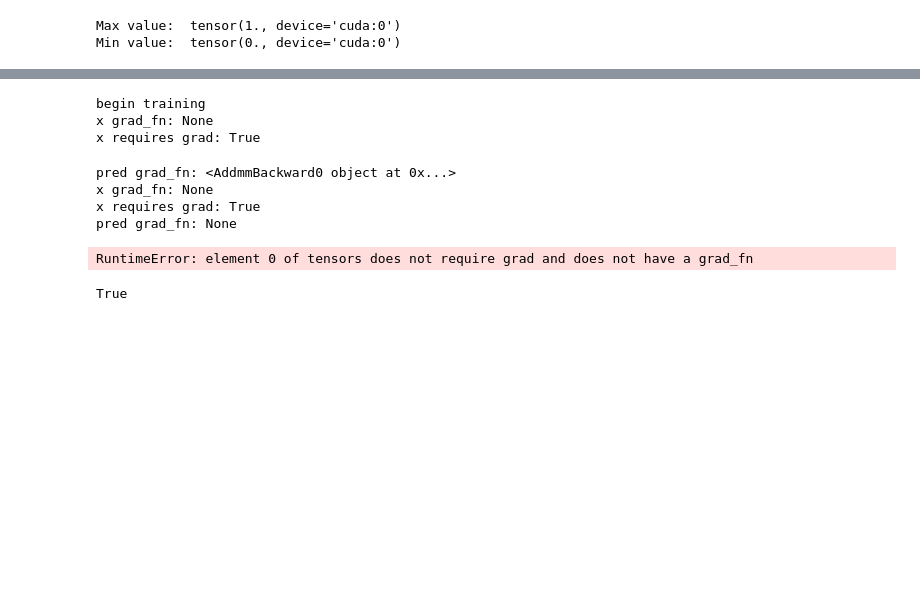
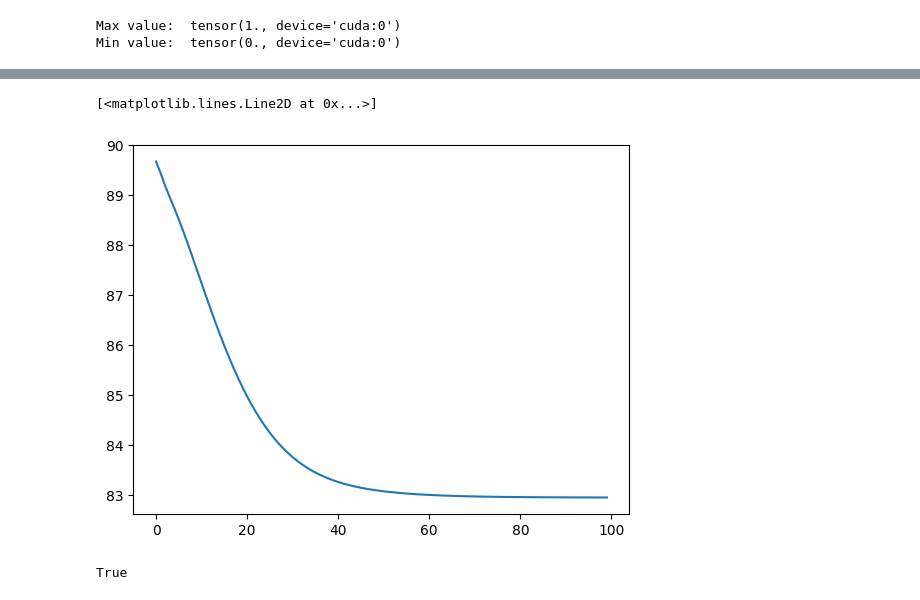
Before and after one commit to joeagriffith/pclib, a Jupyter notebook: examples/mnist/fc_iPC/unsupervised_deep.ipynb, the cells around one changed output, grey strips where cells are left out. Drawn from its saved outputs; the diff is of its cells as text; code cells hidden in the pictures; blank space fills up the shorter version.

```diff
--- a/examples/mnist/fc_iPC/unsupervised_deep.ipynb
+++ b/examples/mnist/fc_iPC/unsupervised_deep.ipynb
@@ -187,30 +186,20 @@ all_stats = {}
+# %%
+x = train_dataset.transformed_images.flatten(1)
+gamma = torch.ones(x.shape[0]).to(device) * model.gamma
+state, x_optimiser = model.init_state(x, pin_obs=True)
+vfes = []
+for _ in range(100):
+    model.step(state, x_optimiser, gamma)
+    with torch.no_grad():
+       vfes.append(model.vfe(state).item())
+
+plt.plot(vfes)
+# %% [output]
+[<matplotlib.lines.Line2D at 0x...>]
+[figure, added]
 # %%
 # torch.manual_seed(42)
-model = FCDPCN(
-    # sizes=[INPUT_SHAPE, 1024, 512, 512],
-    # precisions=[-9999, 4.0, 2.0, 7.0],
-    sizes=[INPUT_SHAPE, 128],
-    precisions=[1.0, 1.0],
-    bias=True,
-    symmetric=True,
-    actv_fn=F.relu,
-    steps=250,
-    gamma=0.001,
-    x_decay=0.0,
-    dropout=0.0,
-    has_top=False,
-).to(device)
-classifier = Classifier(model.sizes[-1], 10).to(device)
-stats = {
-    'epoch': 0,
-    'posVfe': [],
-    'negVfe': [],
-    'negMse': [],
-    'cdVfe': [],
-    'valVfe': [],
-    'valAcc': [],
-}
-model_name = "128"
+model_name = "64"
 NUM_EPOCHS = 2500
 BATCH_SIZE = 48000
 # log_dir = f'examples/mnist/out/logs/fc/unsup_iPC/x_decay/{model_name}'
@@ -255,15 +244,6 @@ train_iPC(
 #     optim='AdamW',
 #     scheduler=None,
 # )
-# %% [output]
-begin training
-x grad_fn: None
-x requires grad: True
-pred grad_fn: <AddmmBackward0 object at 0x...>
-x grad_fn: None
-x requires grad: True
-pred grad_fn: None
-RuntimeError: element 0 of tensors does not require grad and does not have a grad_fn
 # %%
 mlp = torch.nn.Linear(10, 2)
 
```
Also changed, not shown: parts of 7 cells of this notebook, 7 other files.
